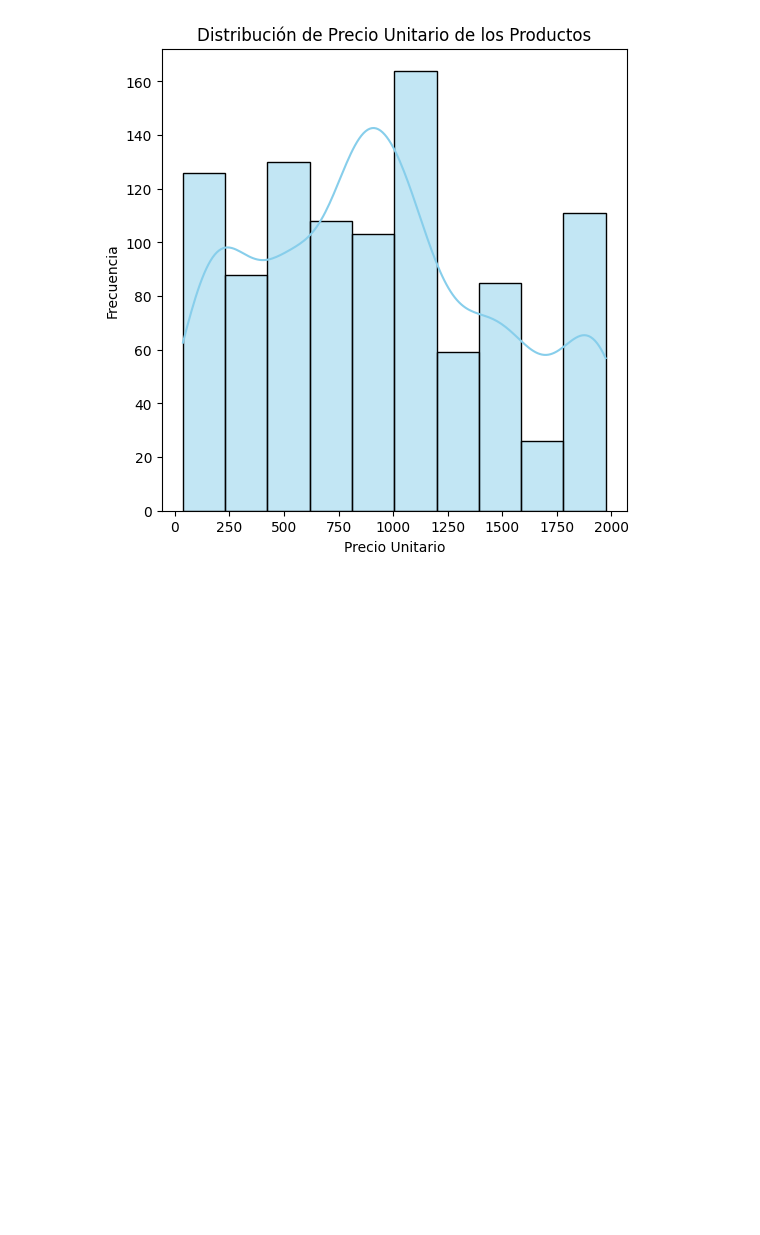
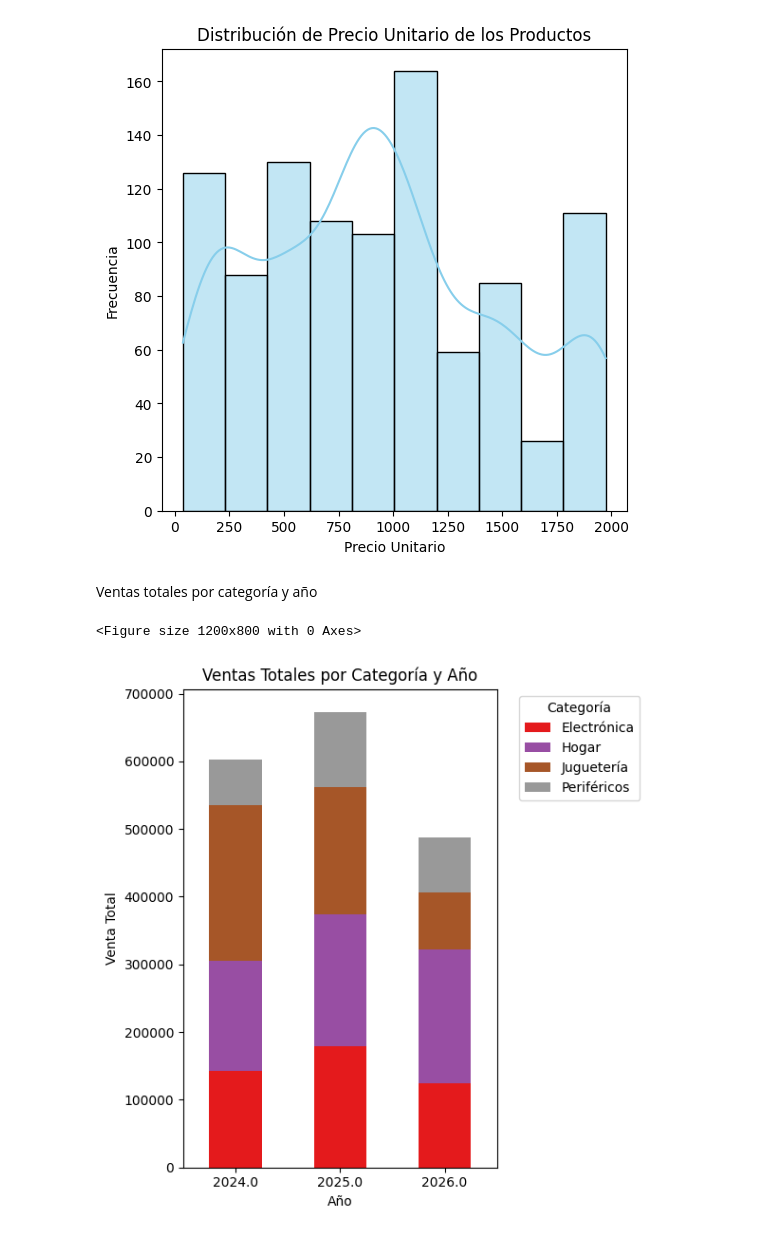
Before and after one commit to oguerra3001/Grupo-3-DAJ10-TRABAJO-FINAL, a Jupyter notebook: Exploracion/Análisis exploratorio.ipynb, the cells around one changed output. Saved outputs shown, nothing was run; the diff lists cells and outputs as text; code cells hidden in the pictures; blank space fills up the shorter version.

```diff
--- a/Exploracion/Análisis exploratorio.ipynb
+++ b/Exploracion/Análisis exploratorio.ipynb
@@ -118,3 +118,38 @@ plt.show()
 3     Electronica      1748.46              4
 4      Jugueteria      6248.04              5
 [figure]
+# %% [markdown]
+Ventas totales por categoría y año
+# %%
+# Convertir la columna 'FechaVenta' a formato datetime si aún no se ha hecho
+data['FechaVenta'] = pd.to_datetime(data['FechaVenta'], errors='coerce')
+
+# Crear una nueva columna para el 'Año'
+data['Año'] = data['FechaVenta'].dt.year
+
+# Agrupar por 'Año' y 'Categoria' para obtener las ventas totales por año y categoría
+ventas_por_año_categoria = data.groupby(['Año', 'Categoria'])['Venta Total'].sum().unstack().reset_index()
+
+# Configuración del gráfico
+plt.figure(figsize=(12, 8))
+
+# Crear un gráfico de barras apiladas
+ventas_por_año_categoria.set_index('Año').plot(kind='bar', stacked=True, figsize=(6,6), colormap='Set1')
+
+# Título del gráfico
+plt.title('Ventas Totales por Categoría y Año')
+
+# Etiquetas de los ejes
+plt.xlabel('Año')
+plt.ylabel('Venta Total')
+
+# Mostrar el gráfico
+plt.xticks(rotation=0)  # Rota las etiquetas del eje x para mejorar la legibilidad
+plt.legend(title='Categoría', bbox_to_anchor=(1.05, 1), loc='upper left')
+
+# Mostrar gráfico
+plt.tight_layout()
+plt.show()
+# %% [output]
+<Figure size 1200x800 with 0 Axes>
+[figure, added]
```
Also changed, not shown: parts of 4 cells of this notebook.
